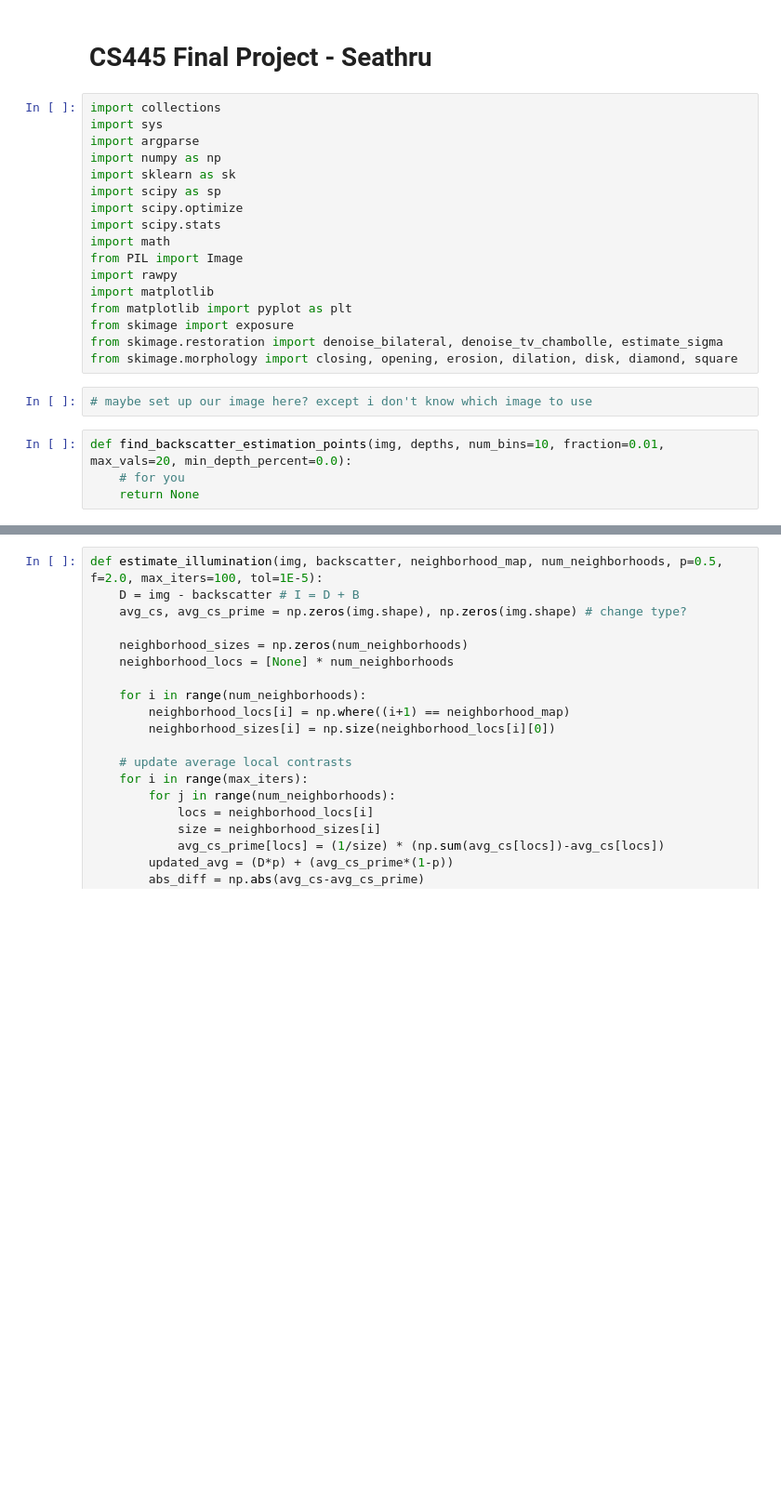
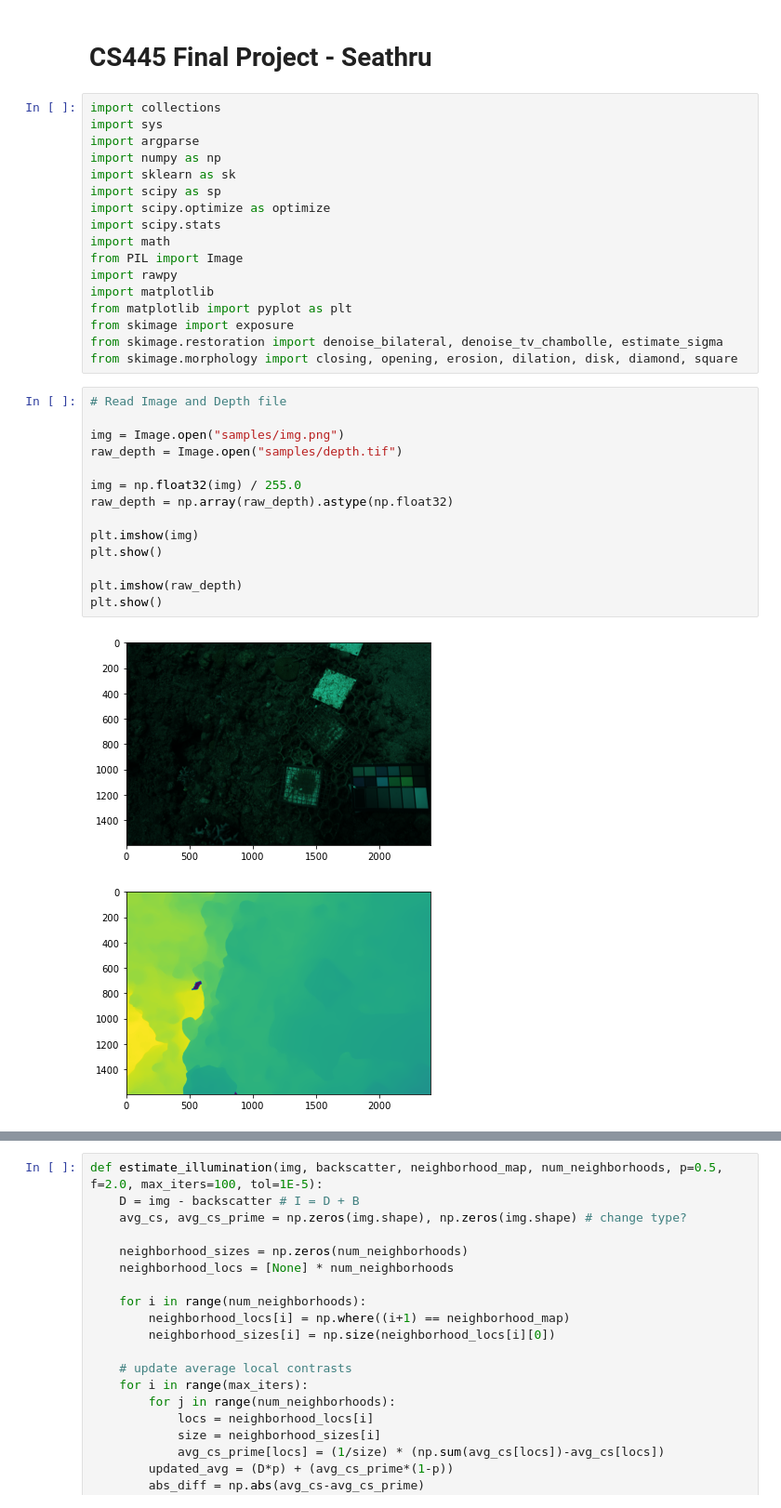
Before and after one commit to Spoon7227/CS445-Project, a Jupyter notebook: seathru.ipynb, the cells around one changed output, grey strips where cells are left out. Shown at 93% size. Cells and saved outputs as stored; diff of their text form; blank space fills up the shorter version.

Commit message:
backscatter

```diff
--- a/seathru.ipynb
+++ b/seathru.ipynb
@@ -7,7 +7,7 @@ import argparse
 import numpy as np
 import sklearn as sk
 import scipy as sp
-import scipy.optimize
+import scipy.optimize as optimize
 import scipy.stats
 import math
 from PIL import Image
@@ -17,9 +17,20 @@ from matplotlib import pyplot as plt
 from skimage import exposure
 from skimage.restoration import denoise_bilateral, denoise_tv_chambolle, estimate_sigma
 from skimage.morphology import closing, opening, erosion, dilation, disk, diamond, square
-# %%
-# maybe set up our image here? except i don't know which image to use
-# %%
-def find_backscatter_estimation_points(img, depths, num_bins=10, fraction=0.01, max_vals=20, min_depth_percent=0.0):
-    # for you
-    return None
+# %%
+# Read Image and Depth file
+
+img = Image.open("samples/img.png")
+raw_depth = Image.open("samples/depth.tif")
+
+img = np.float32(img) / 255.0
+raw_depth = np.array(raw_depth).astype(np.float32)
+
+plt.imshow(img)
+plt.show()
+
+plt.imshow(raw_depth)
+plt.show()
+# %% [output]
+[figure, added]
+[figure, added]
```
Also changed, not shown: parts of 6 cells of this notebook, 2 other files.
